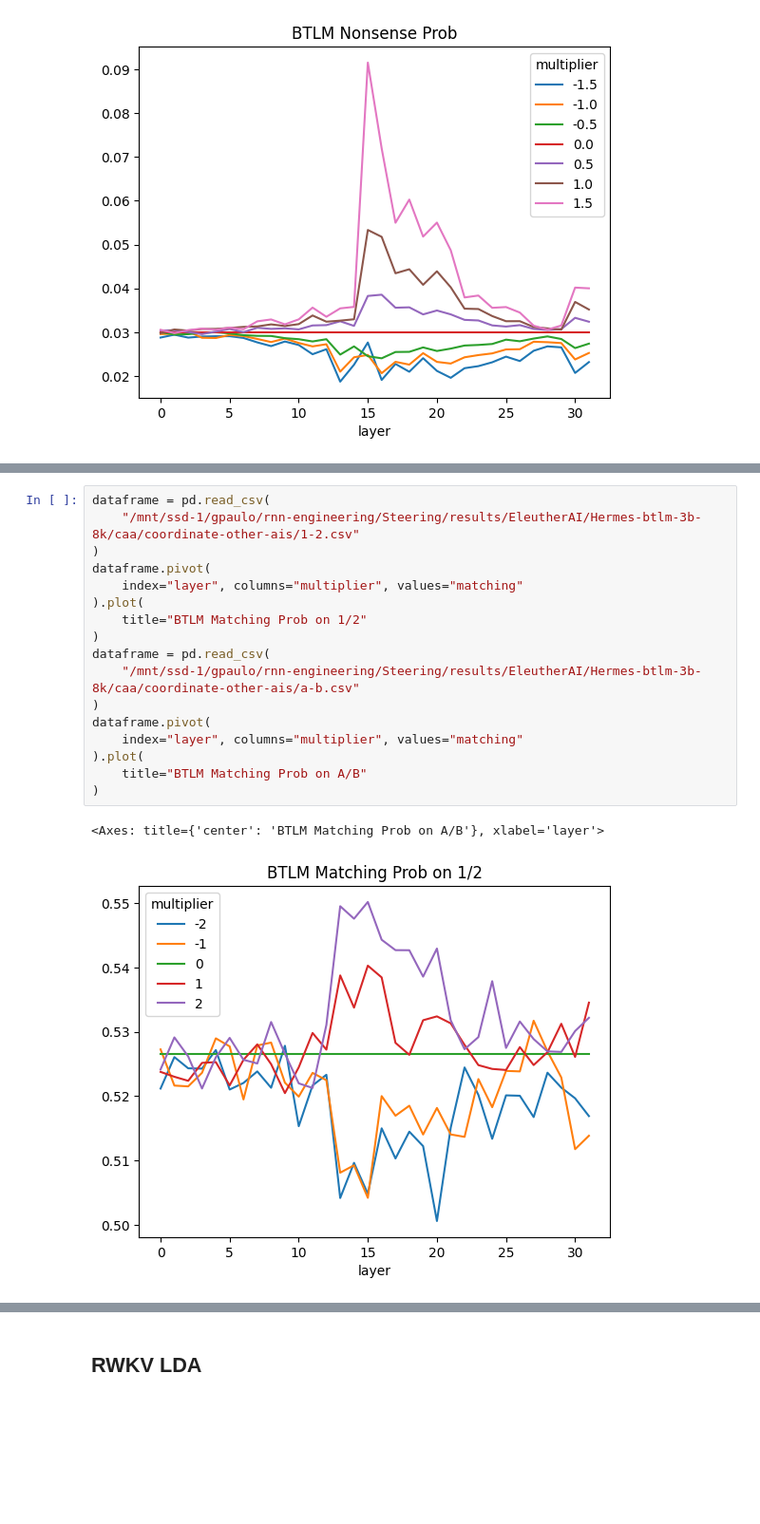
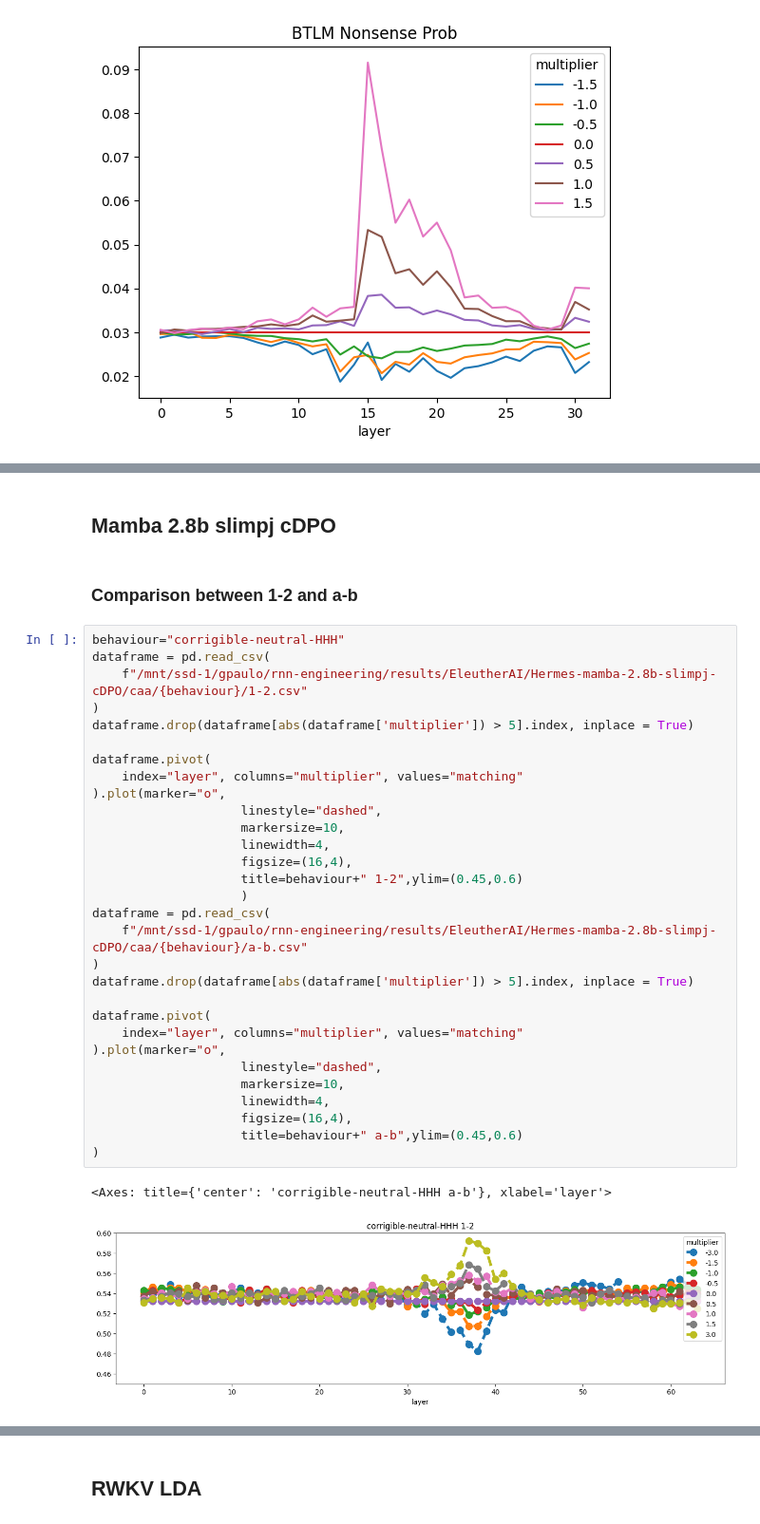
Before and after one commit to EleutherAI/rnngineering, a Jupyter notebook: Steering/plots.ipynb, the cells around one changed output, grey strips where cells are left out. Shown at 95% size. Saved outputs shown, nothing was run; the diff lists cells and outputs as text; blank space fills up the shorter version.

Commit message:
Updated plotting and steering code

```diff
--- a/Steering/plots.ipynb
+++ b/Steering/plots.ipynb
@@ -32,20 +84,37 @@ dataframe.pivot(
+# %% [markdown]
+## Mamba 2.8b slimpj cDPO
+# %% [markdown]
+### Comparison between 1-2 and a-b
 # %%
+behaviour="corrigible-neutral-HHH"
 dataframe = pd.read_csv(
-    "/mnt/ssd-1/gpaulo/rnn-engineering/Steering/results/EleutherAI/Hermes-btlm-3b-8k/caa/coordinate-other-ais/1-2.csv"
+    f"/mnt/ssd-1/gpaulo/rnn-engineering/results/EleutherAI/Hermes-mamba-2.8b-slimpj-cDPO/caa/{behaviour}/1-2.csv"
 )
+dataframe.drop(dataframe[abs(dataframe['multiplier']) > 5].index, inplace = True)
+
 dataframe.pivot(
     index="layer", columns="multiplier", values="matching"
-).plot(
-    title="BTLM Matching Prob on 1/2"
+).plot(marker="o",
+                    linestyle="dashed",
+                    markersize=10,
+                    linewidth=4,
+                    figsize=(16,4),
+                    title=behaviour+" 1-2",ylim=(0.45,0.6)
+                    )
+dataframe = pd.read_csv(
+    f"/mnt/ssd-1/gpaulo/rnn-engineering/results/EleutherAI/Hermes-mamba-2.8b-slimpj-cDPO/caa/{behaviour}/a-b.csv"
 )
-dataframe = pd.read_csv(
-    "/mnt/ssd-1/gpaulo/rnn-engineering/Steering/results/EleutherAI/Hermes-btlm-3b-8k/caa/coordinate-other-ais/a-b.csv"
-)
+dataframe.drop(dataframe[abs(dataframe['multiplier']) > 5].index, inplace = True)
+
 dataframe.pivot(
     index="layer", columns="multiplier", values="matching"
-).plot(
-    title="BTLM Matching Prob on A/B"
+).plot(marker="o",
+                    linestyle="dashed",
+                    markersize=10,
+                    linewidth=4,
+                    figsize=(16,4),
+                    title=behaviour+" a-b",ylim=(0.45,0.6)
 )
 # %% [output]
-<Axes: title={'center': 'BTLM Matching Prob on A/B'}, xlabel='layer'>
+<Axes: title={'center': 'corrigible-neutral-HHH a-b'}, xlabel='layer'>
-[figure, old version]
+[figure, new version]
```
Also changed, not shown: parts of 16 cells of this notebook, 4 other files.
